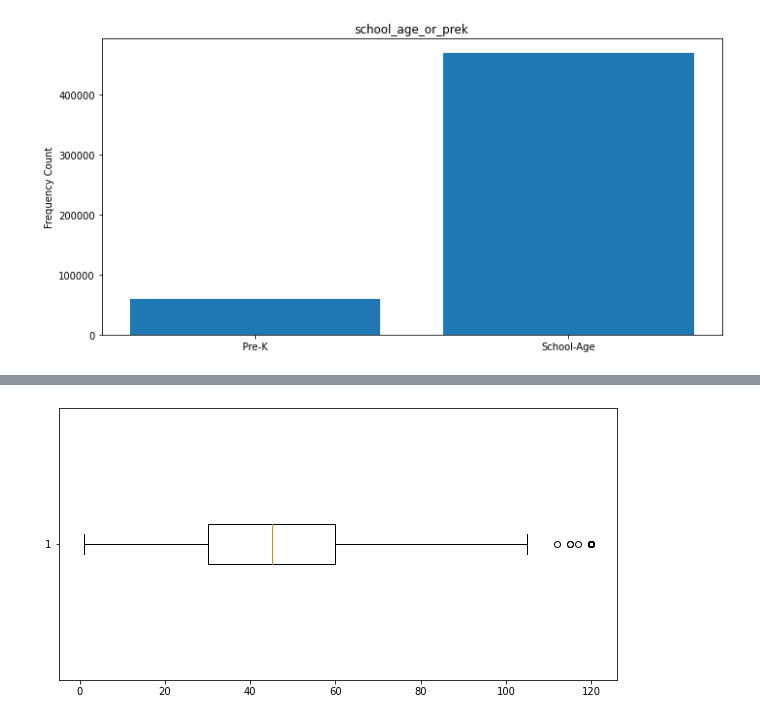
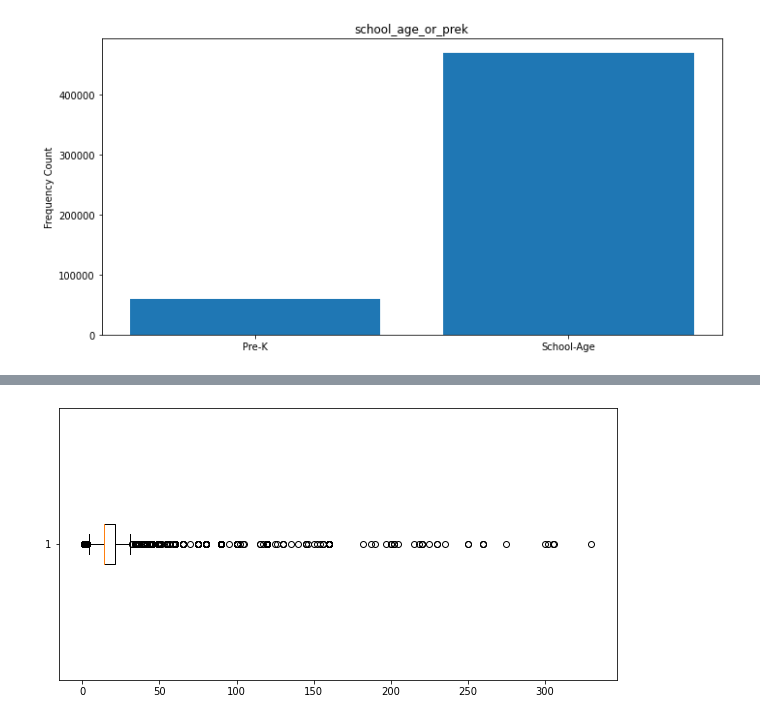
Before and after one commit to AgileDataScientist/data-analysis-bus-data, a Jupyter notebook: NYCBusDelay.ipynb, the cells around one changed output, grey strips where cells are left out. Saved outputs shown, nothing was run; the diff lists cells and outputs as text; code cells hidden in the pictures.

```diff
--- a/NYCBusDelay.ipynb
+++ b/NYCBusDelay.ipynb
@@ -130,0 +404,3 @@ bar_plot(bus_data, 'school_age_or_prek')
+# %%
+bus_data['delay_interval_x'] = bus_data['delayed_recoded'].str.extract('([0-9]+-[0-9]+)', expand=False)
+bus_data['delay_interval_x'].value_counts()
@@ -170,0 +447,13 @@ Name: max_delay, dtype: float64
+# %%
+how_long_delayed_interval = {'31-45':[31, 45], '16-30':[16, 30], '46-60':[46, 60], '0-15':[0, 15],   '61-90':[61, 90], '20-30':[20, 30],
+                             '15-20':[15, 20], '10-15':[10, 15], '25-30':[25, 30], '20-25':[20, 25], '10-20':[10, 20], '25-35':[25, 35],
+       '5-10':[5, 10], '30-40':[30, 40], '30-45':[30, 45], '30-60':[30, 60],
+       '35-40':[35, 40], '30-35':[30, 35], '40-45':[40, 45], '35-45':[35, 45], '10-12':[10, 12], '45-60':[45, 60],
+       '15-30':[15, 30], '15-25':[15, 25], '45-50':[45, 50], '45-1':[1, 45], '7-10':[7, 10], '5-7':[5, 7], '40-50':[40, 50],
+       '20-40':[20, 40], '8-10':[8, 10], '20-32':[20, 32], '20-35':[20, 35], '60-90':[60, 90], '40-60':[40, 60],
+       '5-15':[5, 15], '25-40':[25, 40], '30-50':[30, 50], '5-8':[5, 8], '50-1':[1, 50],
+       '40-55':[40, 55], '50-60':[50, 60], '40-1':[1, 40], '12-18':[12, 18], '10-30':[10, 30], '13-15':[13, 15], '2-30':[2, 30], '10-11':[10, 11],
+       '20-225':[30, 225], '18-25':[18, 25], '25-300':[25, 300], '60-120':[60, 120], '25-20':[20, 25], '10-112':[10, 112], '115-20':[20, 115],
+       '15-320':[15, 320], '6-7':[6, 7], '20-28':[20, 28], '40-5':[5, 40], '45-55':[45, 55], '52-30':[30, 52], '25-45':[25, 45], '12-15':[12, 15],
+       '15-250':[15, 250], '12-20':[12, 20], '10-14':[10, 14], '7-8':[7, 8], '30-75':[30, 75], '30-70':[30, 70], '10-40':[10, 40], '15-15':[15, 15],
+       '20-15':[15, 20], '5-1':[1, 5], '10-18':[10, 18], '20-20':[20, 20], '15-10':[10, 15]}
@@ -170,0 +525,25 @@ Name: max_delay, dtype: float64
+# %%
+def get_time(df):
+  #print(df.min_delay_time_minutes, df.max_delay_time_minutes)
+  if (df['min_delay_time_minutes'] is not None) and  (df['max_delay_time_minutes'] is not None):
+    #print(df['min_delay_time_minutes'], df['max_delay_time_minutes'])
+    upper = int(df['max_delay_time_minutes'])
+    lower = int(df['min_delay_time_minutes'])
+    if upper != lower:
+      #print(abs( upper - lower),'\n')
+      return abs( upper - lower)
+    else:
+      #print(lower,'\n')
+      return lower
+  elif (df['min_delay_time_minutes'] is None) and (df['max_delay_time_minutes'] is None):
+    #print(df.min_delay_time_minutes, df.max_delay_time_minutes,'\n')
+    return 0
+  elif (df['min_delay_time_minutes'] is None) and (df['max_delay_time_minutes'] is not None):
+    #print(df.min_delay_time_minutes, df.max_delay_time_minutes,'\n')
+    return df['max_delay_time_minutes'] - 0
+  elif (df['min_delay_time_minutes'] is not None) and (df['max_delay_time_minutes'] is None):
+    #print(df.min_delay_time_minutes, df.max_delay_time_minutes,'\n')
+    return df['min_delay_time_minutes'] - 0
+
+bus_data['delayed_minutes'] = bus_data.apply(get_time, axis=1)
+plt.boxplot(bus_data['delayed_minutes'], vert=0);
@@ -171,11 +552,11 @@ Name: max_delay, dtype: float64
 # %%
 def cap_off_delay(statement):
-  if 0 < statement < 120:
+  if 0 < statement < 360:
     return statement
   return 120
 
-bus_data['max_cap_delay'] = bus_data['max_delay'].apply(cap_off_delay)
+bus_data['max_cap_delay'] = bus_data['delayed_minutes'].apply(cap_off_delay)
 plt.boxplot(bus_data['max_cap_delay'], vert=0);
 #bus_data['max_cap_delay'].describe().T
 # %% [output]
-[figure, old version]
+[figure, new version]
```
Also changed, not shown: parts of 48 cells of this notebook.
